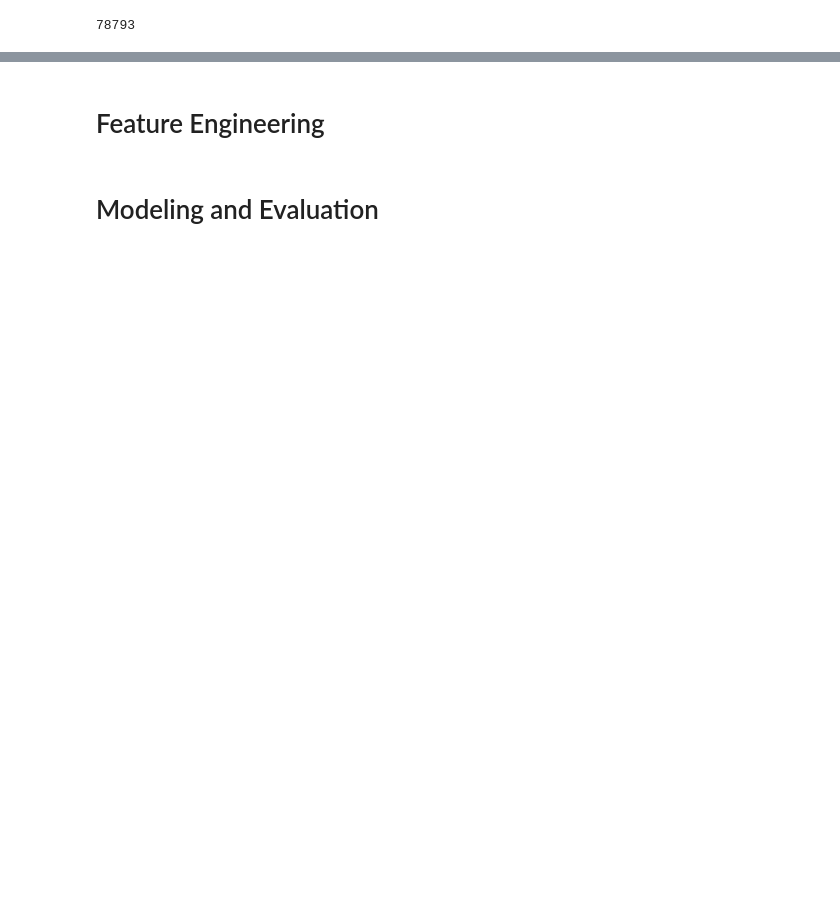
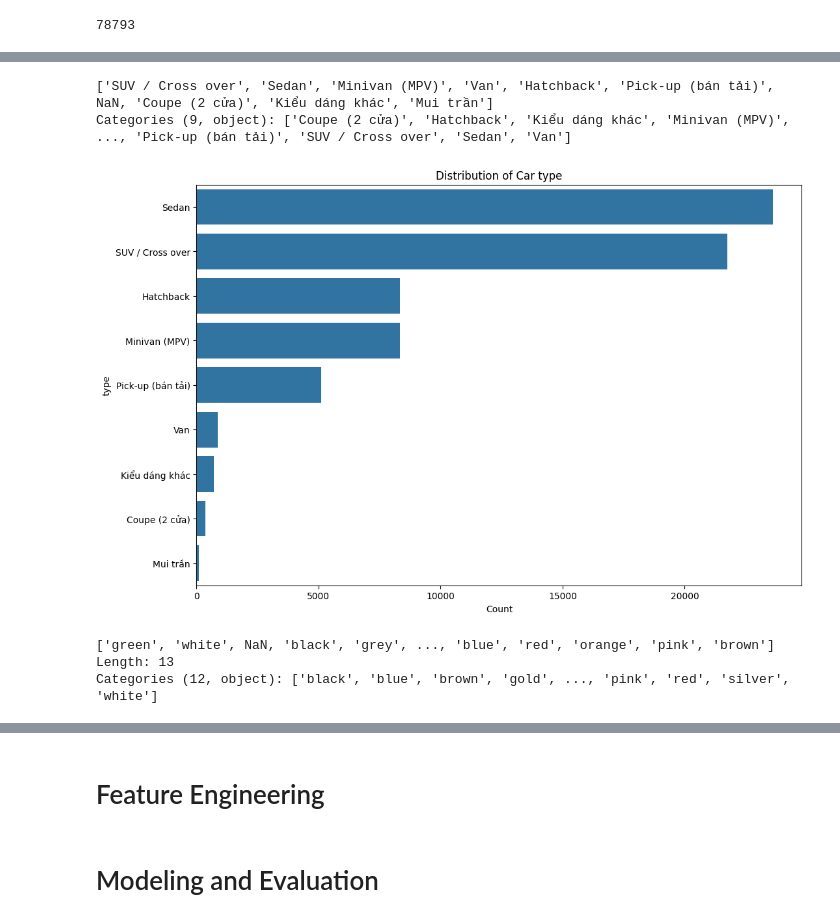
Before and after one commit to ngnquanq/car-price-prediction, a Jupyter notebook: demo.ipynb, the cells around one changed output, grey strips where cells are left out. Saved outputs shown, nothing was run; the diff lists cells and outputs as text; code cells hidden in the pictures; blank space fills up the shorter version.

```diff
--- a/demo.ipynb
+++ b/demo.ipynb
@@ -194,0 +446,23 @@ dtype: int64
+# %%
+# Print unique value for type of car
+data['type'].unique()
+# %% [output]
+['SUV / Cross over', 'Sedan', 'Minivan (MPV)', 'Van', 'Hatchback', 'Pick-up (bán tải)', NaN, 'Coupe (2 cửa)', 'Kiểu dáng khác', 'Mui trần']
+Categories (9, object): ['Coupe (2 cửa)', 'Hatchback', 'Kiểu dáng khác', 'Minivan (MPV)', ..., 'Pick-up (bán tải)', 'SUV / Cross over', 'Sedan', 'Van']
+# %%
+# Print the plot of origin
+plt.figure(figsize=(12, 8))
+sns.countplot(data=data, y='type', order=data['type'].value_counts().index)
+plt.title('Distribution of Car type')
+plt.xlabel('Count')
+plt.ylabel('type')
+plt.show()
+# %% [output]
+[figure, added]
+# %%
+# Print unique color of cars
+data['color'].unique()
+# %% [output]
+['green', 'white', NaN, 'black', 'grey', ..., 'blue', 'red', 'orange', 'pink', 'brown']
+Length: 13
+Categories (12, object): ['black', 'blue', 'brown', 'gold', ..., 'pink', 'red', 'silver', 'white']
```
Also changed, not shown: parts of 68 cells of this notebook, 2 other files.
